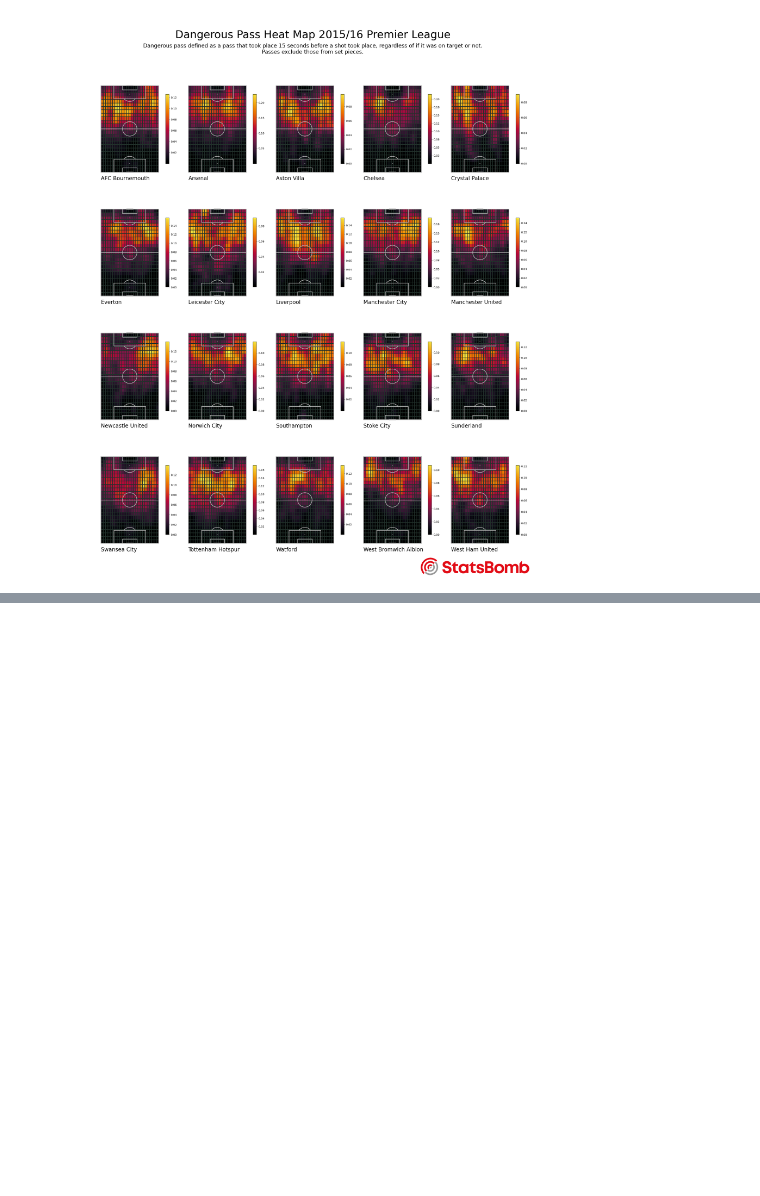
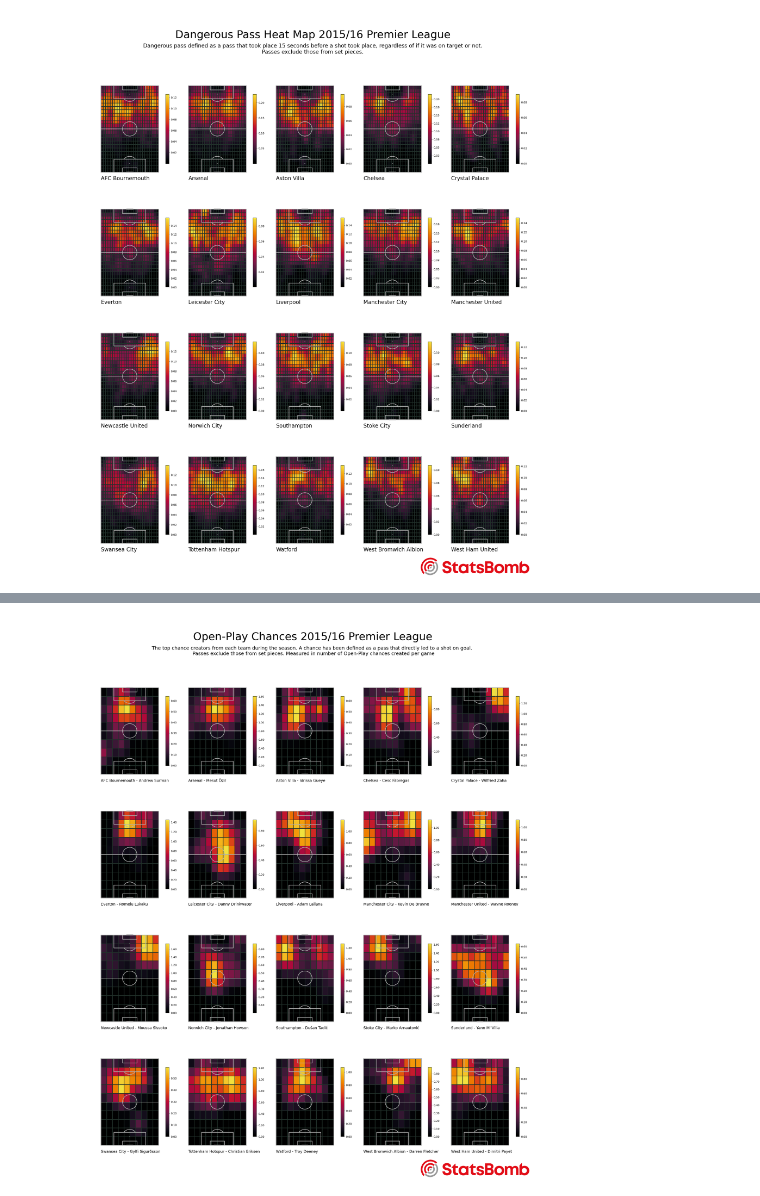
Before and after one commit to jamesdidathing/football_analysis, a Jupyter notebook: 16_analysis.ipynb, the cells around one changed output, grey strips where cells are left out. Cells and saved outputs as stored; diff of their text form; code cells hidden in the pictures; blank space fills up the shorter version.

Commit message:
added open play chance heat map and top 5 assisters infographic

```diff
--- a/16_analysis.ipynb
+++ b/16_analysis.ipynb
@@ -122,0 +224,54 @@ plt.show()
+# %%
+heat_map_data = {}
+for idx, ax in enumerate(axs['pitch'].flat):
+    bin_statistic = pitch.bin_statistic(teams_most_chances_player[team_names[idx]].x, teams_most_chances_player[team_names[idx]].y, statistic='count', bins=(10, 10), normalize=False)
+    bin_statistic["statistic"] = bin_statistic["statistic"]
+    bin_statistic['statistic'] = gaussian_filter(bin_statistic['statistic'], 1)
+    # Store data for this team
+    heat_map_data[team_names[idx]] = bin_statistic
+
+from matplotlib.ticker import FuncFormatter
+from PIL import Image
+from urllib.request import urlopen
+from mplsoccer import Pitch, VerticalPitch, add_image, FontManager, Sbopen
+
+SB_LOGO_URL = ('https://raw.githubusercontent.com/statsbomb/open-data/'
+               'master/img/SB%20-%20Icon%20Lockup%20-%20Colour%20positive.png')
+sb_logo = Image.open(urlopen(SB_LOGO_URL))
+
+
+def format_cb_ticks(x, pos):
+    return f'{x:.2f}'  # Change 2 to the desired number of decimal places
+
+pitch = VerticalPitch(linewidth=2, line_zorder=2)
+# plot the 5 * 3 grid
+fig, axs = pitch.grid(nrows=4, ncols=5, figheight=30,
+                    endnote_height=0.03, endnote_space=0,
+                    axis=False,
+                    title_height=0.08, grid_height=0.84, grid_width=0.8)
+fig.set_facecolor('white')
+
+num_teams = len(teams)
+team_data = {key: value for key, value in sorted(team_data.items())}
+team_names = list(team_data.keys())
+
+for idx, ax in enumerate(axs['pitch'].flat):
+    pcm = pitch.heatmap(heat_map_data[team_names[idx]], ax=ax, cmap=cmr.ember, edgecolors='#22312b')
+    ax.text(0, -9, f'{team_names[idx]} - {players[idx]}', ha='left', va='center', fontsize=14 ,color='black')
+    # Add a single colorbar on the side of the figure
+    # Add the colorbar and format off-white
+    cbar = fig.colorbar(pcm, ax=ax, shrink=0.6, format=FuncFormatter(format_cb_ticks))
+    cbar.outline.set_edgecolor('black')
+    cbar.ax.yaxis.set_tick_params(color='grey')
+
+axs['title'].text(0.5, 0.65, 'Open-Play Chances 2015/16 Premier League', fontsize=40, va='center', ha='center')
+SUB_TEXT = ('The top chance creators from each team during the season. A chance has been defined as a pass that directly led to a shot on goal. \n Passes exclude those from set pieces. Measured in number of Open-Play chances created per game')
+axs['title'].text(0.5, 0.35, SUB_TEXT, fontsize=18, va='center', ha='center')
+ax_sb_logo = add_image(sb_logo, fig, left=0.701126,
+                       # set the bottom and height to align with the endnote
+                       bottom=axs['endnote'].get_position().y0,
+                       height=axs['endnote'].get_position().height)
+
+plt.show()
+# %% [output]
+[figure, added]
```
Also changed, not shown: parts of 6 cells of this notebook.
